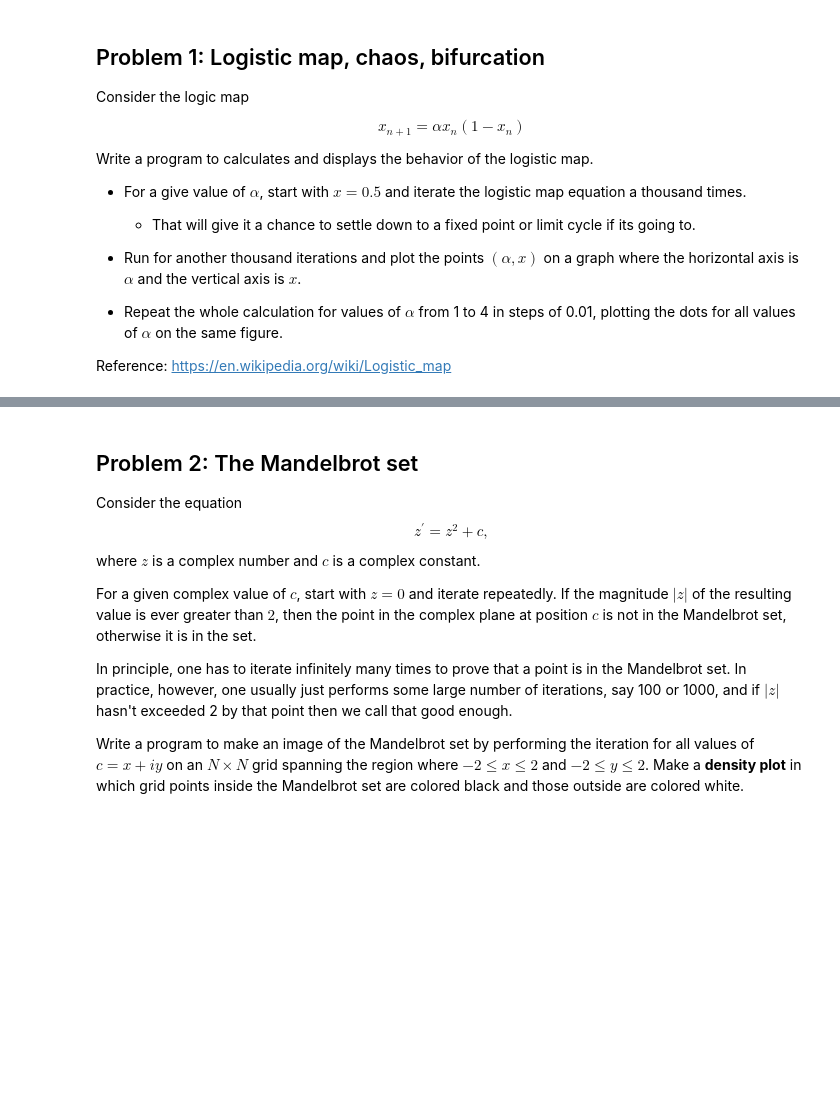
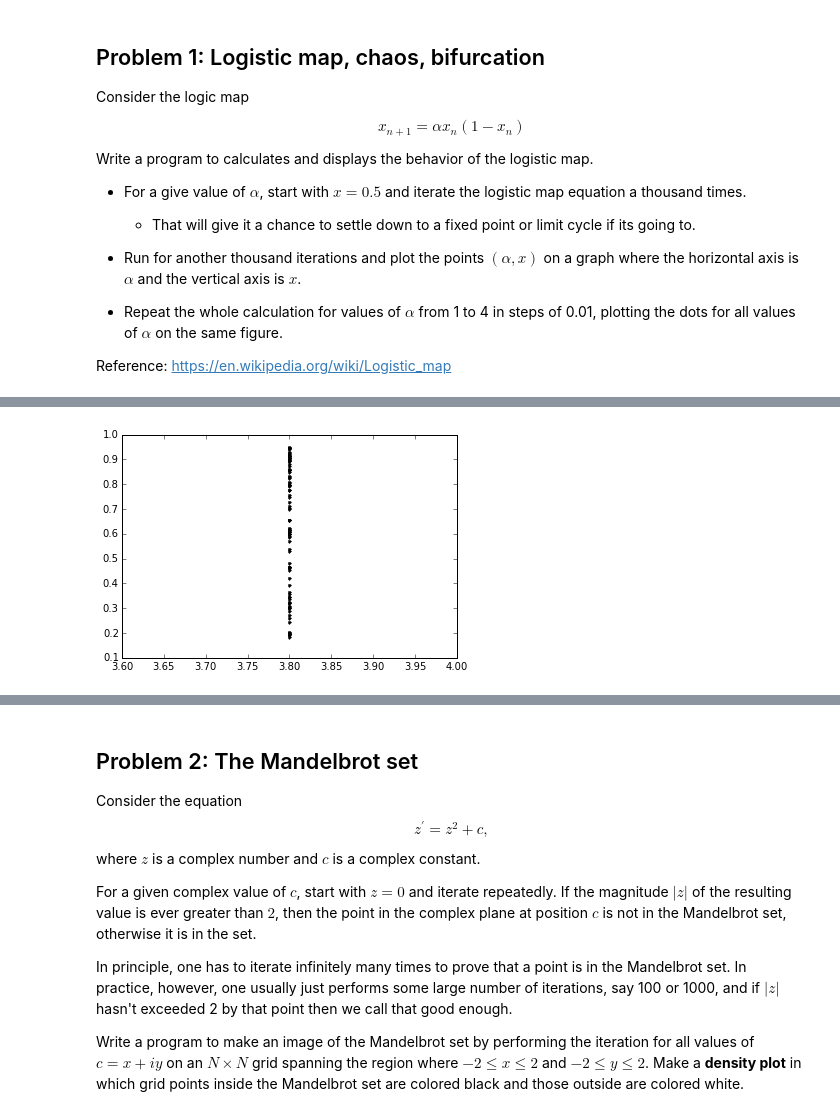
Before and after one commit to pcchen/NTHU10320PHYS290000, a Jupyter notebook: homework/Homework3_solution.ipynb, the cells around one changed output, grey strips where cells are left out. Drawn from its saved outputs; the diff is of its cells as text; code cells hidden in the pictures; blank space fills up the shorter version.

```diff
--- a/homework/Homework3_solution.ipynb
+++ b/homework/Homework3_solution.ipynb
@@ -23,0 +27,22 @@ Reference: https://en.wikipedia.org/wiki/Logistic_map
+# %%
+def logistic_map(x,r):
+    return r*x*(1-x)
+
+def logistic_plot(r,N):
+    r_array=empty(N)
+    r_array[:]=r
+
+    x=empty(N)
+    x[0]=0.5
+    for i in range(0,N):
+        x[0]=logistic_map(x[0],r)
+
+    for i in range(1,N):
+        x[i]=logistic_map(x[i-1],r)
+
+#     print(x)
+    plot(r_array,x,'k.')
+# %%
+logistic_plot(3.8,100)
+# %% [output]
+[figure, added]
```
Also changed, not shown: parts of 26 cells of this notebook.
